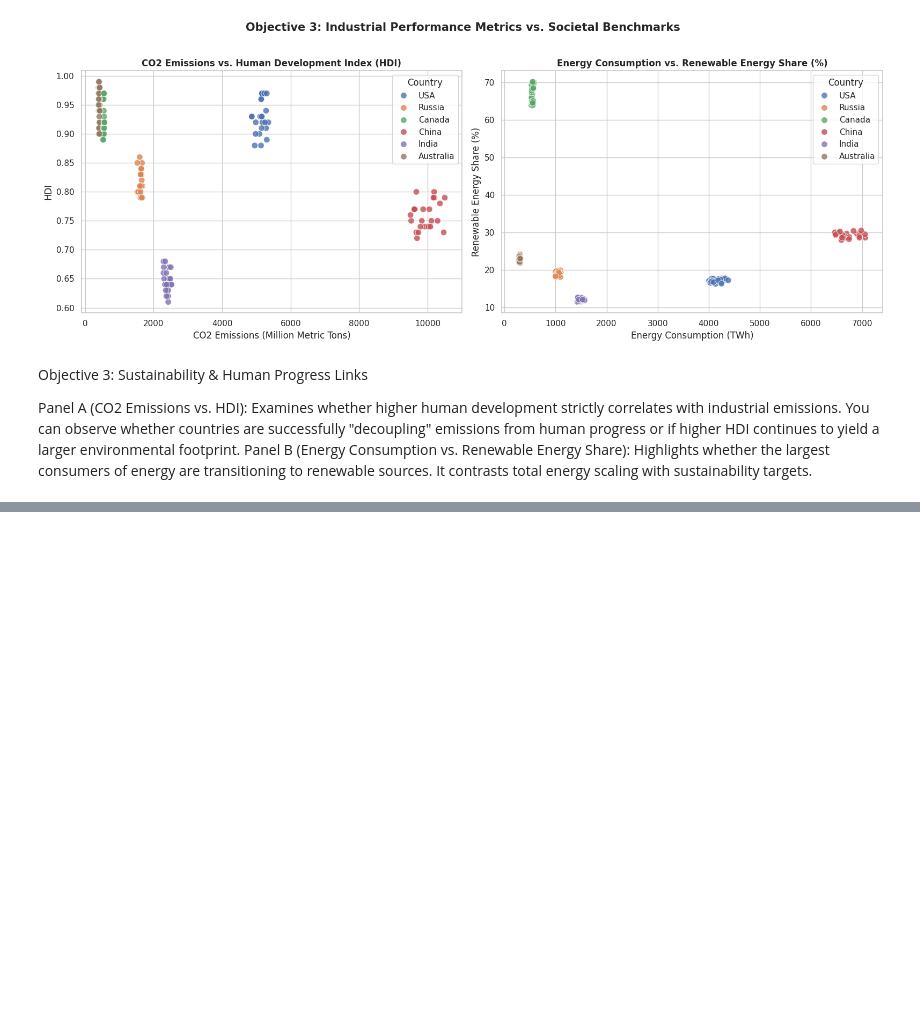
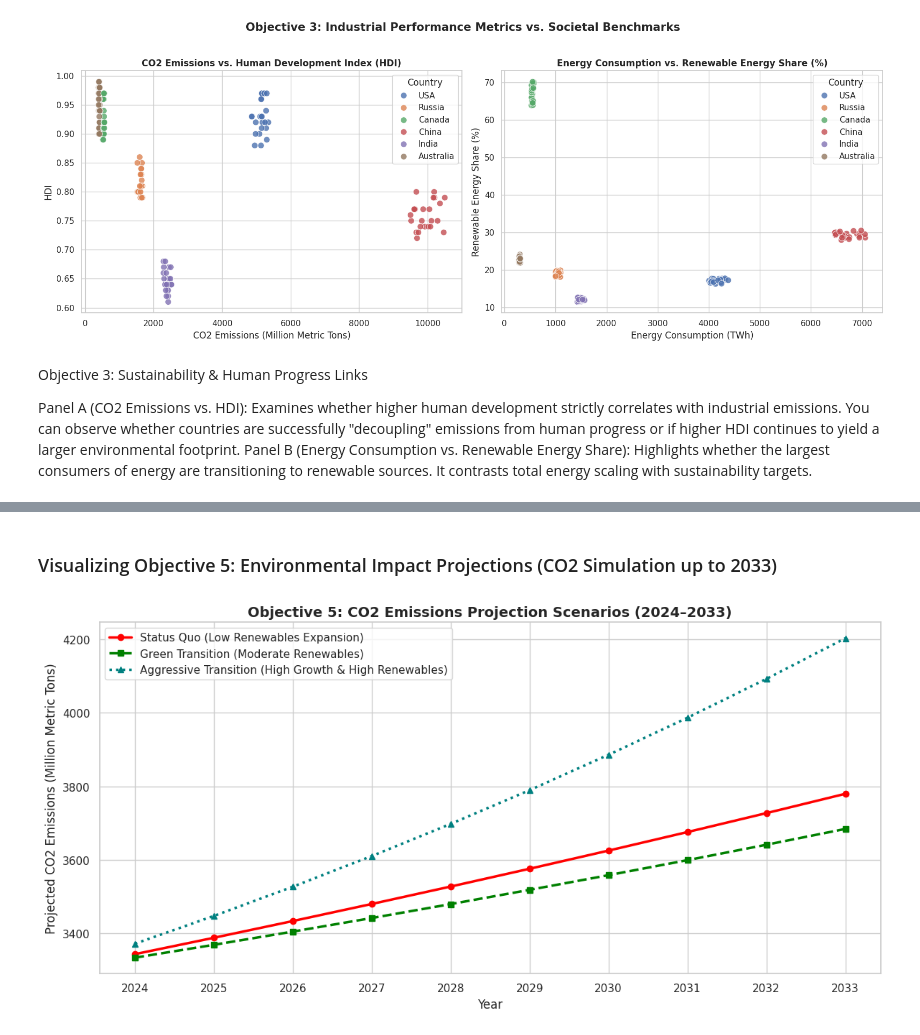
Before and after one commit to sitiekbal/CapstnPro_Econ.Analysis, a Jupyter notebook: Capstone_Project_Economic_Analysis.ipynb, the cells around one changed output, grey strips where cells are left out. Cells and saved outputs as stored; diff of their text form; code cells hidden in the pictures; blank space fills up the shorter version.

```diff
--- a/Capstone_Project_Economic_Analysis.ipynb
+++ b/Capstone_Project_Economic_Analysis.ipynb
@@ -220,0 +284,53 @@ Panel B (Energy Consumption vs. Renewable Energy Share): Highlights whether the
+# %% [markdown]
+### Visualizing Objective 5: Environmental Impact Projections (CO2 Simulation up to 2033)
+# %%
+# Train a predictive baseline model for CO2 Emissions based on GDP and Renewables
+co2_features = ['GDP (in Trillions USD)', 'Renewable Energy Share (%)']
+co2_target = 'CO2 Emissions (Million Metric Tons)'
+
+co2_df = df[co2_features + [co2_target]].dropna()
+X_co2 = co2_df[co2_features]
+y_co2 = co2_df[co2_target]
+
+co2_model = LinearRegression()
+co2_model.fit(X_co2, y_co2)
+
+# Setup simulation parameters for the next 10 years (2024 to 2033)
+future_years = np.arange(2024, 2034)
+
+# Let's project based on average current metrics for a target country (e.g. USA or overall average)
+latest_gdp = df[df['Year'] == 2023]['GDP (in Trillions USD)'].mean()
+latest_renewables = df[df['Year'] == 2023]['Renewable Energy Share (%)'].mean()
+
+# Scenario 1: Status Quo (2% GDP growth, 1% renewable share growth annually)
+gdp_sq = latest_gdp * (1.02 ** (future_years - 2023))
+renewables_sq = np.clip(latest_renewables + (future_years - 2023) * 0.5, 0, 100)
+
+# Scenario 2: Green Transition (2% GDP growth, 3% renewable share growth annually)
+gdp_gt = latest_gdp * (1.02 ** (future_years - 2023))
+renewables_gt = np.clip(latest_renewables + (future_years - 2023) * 3.0, 0, 100)
+
+# Scenario 3: Aggressive Green Transition (4% GDP growth, 5% renewable share growth annually)
+gdp_agt = latest_gdp * (1.04 ** (future_years - 2023))
+renewables_agt = np.clip(latest_renewables + (future_years - 2023) * 5.0, 0, 100)
+
+# Make projections
+co2_sq = co2_model.predict(pd.DataFrame({'GDP (in Trillions USD)': gdp_sq, 'Renewable Energy Share (%)': renewables_sq}))
+co2_gt = co2_model.predict(pd.DataFrame({'GDP (in Trillions USD)': gdp_gt, 'Renewable Energy Share (%)': renewables_gt}))
+co2_agt = co2_model.predict(pd.DataFrame({'GDP (in Trillions USD)': gdp_agt, 'Renewable Energy Share (%)': renewables_agt}))
+
+# Plot Scenario Projections
+plt.figure(figsize=(12, 6))
+plt.plot(future_years, co2_sq, marker='o', linestyle='-', linewidth=2.5, label='Status Quo (Low Renewables Expansion)', color='red')
+plt.plot(future_years, co2_gt, marker='s', linestyle='--', linewidth=2.5, label='Green Transition (Moderate Renewables)', color='green')
+plt.plot(future_years, co2_agt, marker='^', linestyle=':', linewidth=2.5, label='Aggressive Transition (High Growth & High Renewables)', color='teal')
+
+plt.title('Objective 5: CO2 Emissions Projection Scenarios (2024–2033)', fontsize=14, fontweight='bold')
+plt.xlabel('Year', fontsize=12)
+plt.ylabel('Projected CO2 Emissions (Million Metric Tons)', fontsize=12)
+plt.xticks(future_years)
+plt.legend(loc='best')
+plt.tight_layout()
+plt.show()
+# %% [output]
+[figure, added]
```
Also changed, not shown: parts of 4 cells of this notebook.
